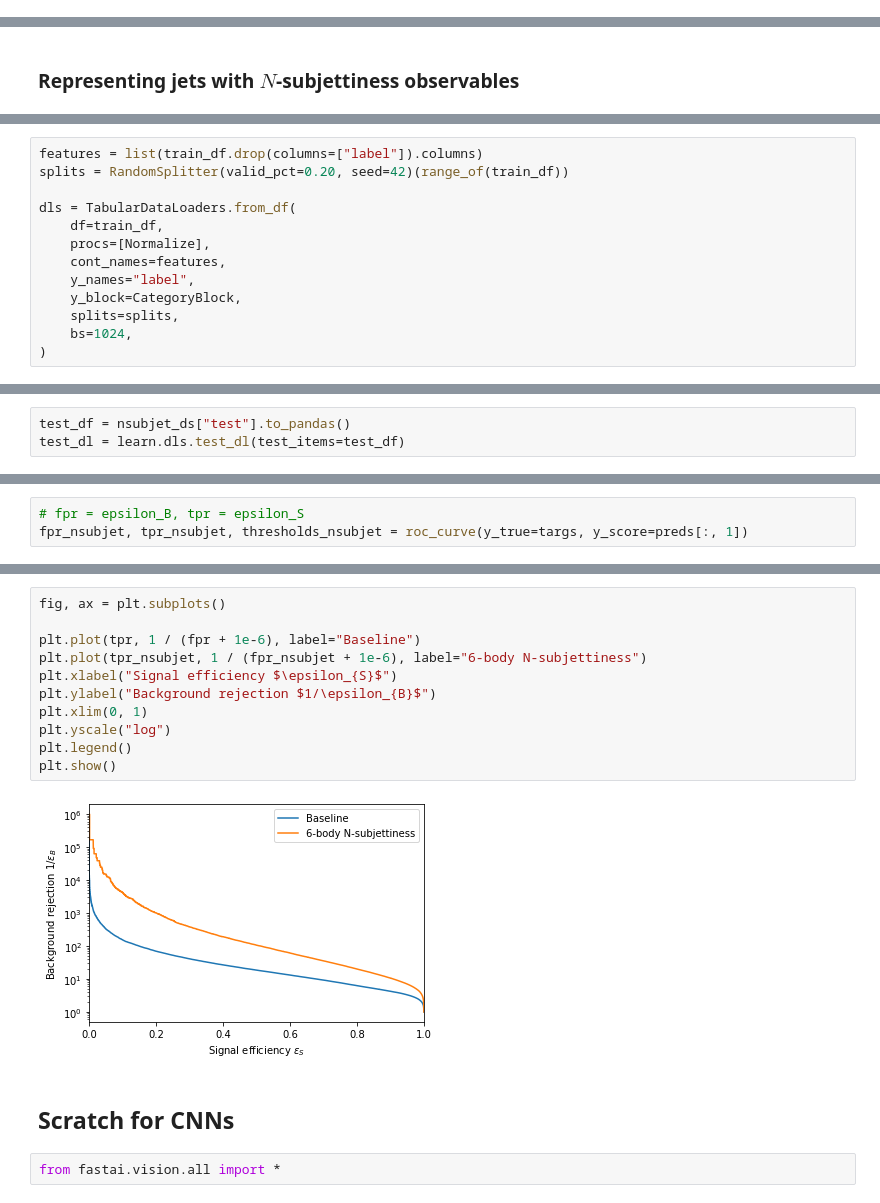
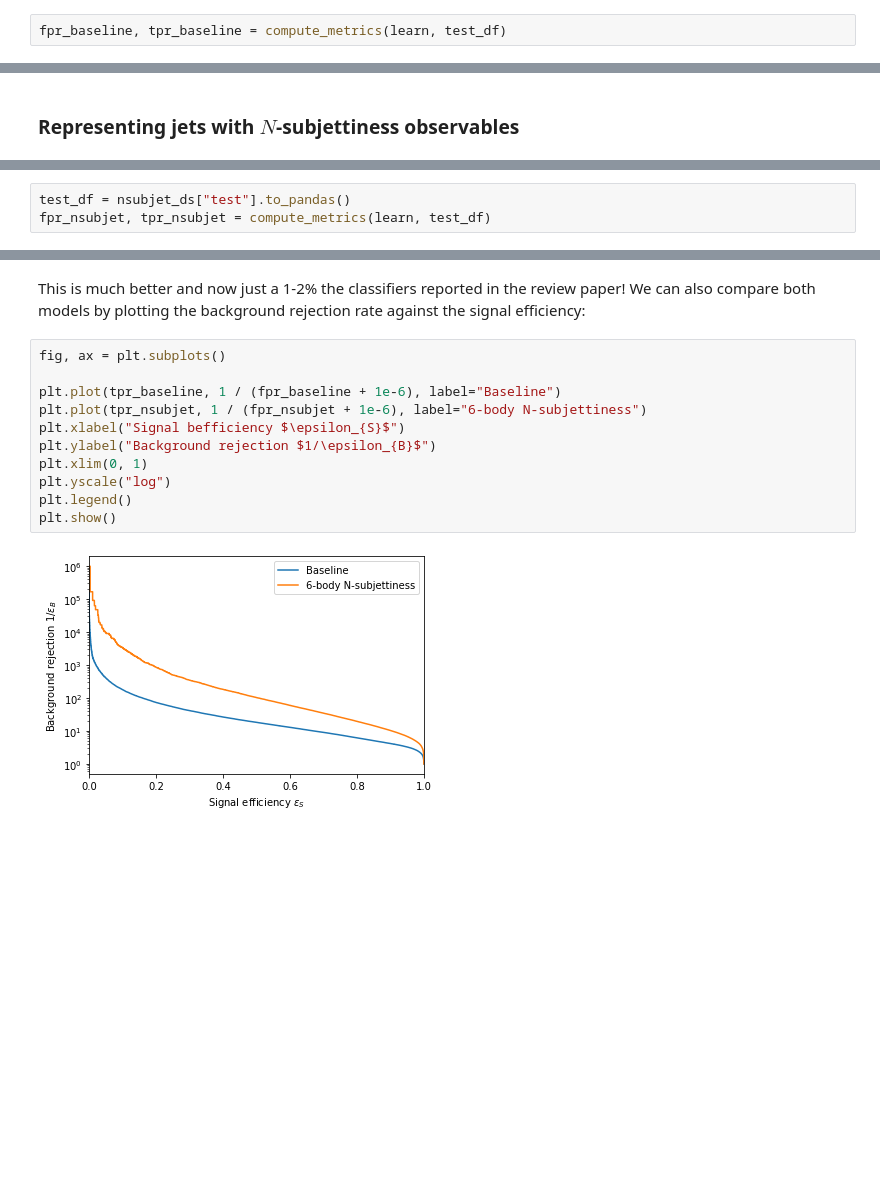
Before and after one commit to lewtun/dl4phys, a Jupyter notebook: lecture01.ipynb, the cells around one changed output, grey strips where cells are left out. Cells and saved outputs as stored; diff of their text form; blank space fills up the shorter version.

```diff
--- a/lecture01.ipynb
+++ b/lecture01.ipynb
@@ -295,0 +421,2 @@ Let's see if we can train a better model by choosing a clever representation of
+# %%
+fpr_baseline, tpr_baseline = compute_metrics(learn, test_df)
@@ -400,16 +472,3 @@ train_df.head()
 | 3 | 512.675443 | 6.684734 | 0.102580 | 0.011369 | 0.000170 | 0.086306 | 0.007760 | 0.000071 | 0.068169 | 0.005386 | ... |
 | 4 | 527.956859 | 133.985415 | 0.407009 | 0.191839 | 0.065169 | 0.291460 | 0.105479 | 0.029753 | 0.209341 | 0.049187 | ... |
 5 rows × 21 columns
-# %%
-features = list(train_df.drop(columns=["label"]).columns)
-splits = RandomSplitter(valid_pct=0.20, seed=42)(range_of(train_df))
-
-dls = TabularDataLoaders.from_df(
-    df=train_df,
-    procs=[Normalize],
-    cont_names=features,
-    y_names="label",
-    y_block=CategoryBlock,
-    splits=splits,
-    bs=1024,
-)
@@ -447,3 +530,3 @@ learn.fit_one_cycle(n_epoch=3, lr_max=1e-3)
 # %%
 test_df = nsubjet_ds["test"].to_pandas()
-test_dl = learn.dls.test_dl(test_items=test_df)
+fpr_nsubjet, tpr_nsubjet = compute_metrics(learn, test_df)
@@ -454,3 +537,0 @@ preds, targs = learn.get_preds(dl=test_dl)
-# %%
-# fpr = epsilon_B, tpr = epsilon_S
-fpr_nsubjet, tpr_nsubjet, thresholds_nsubjet = roc_curve(y_true=targs, y_score=preds[:, 1])
@@ -473,17 +538,15 @@ The backround rejection at signal efficiency 0.3 is 380.970
+# %% [markdown]
+This is much better and now just a 1-2% the classifiers reported in the review paper! We can also compare both models by plotting the background rejection rate against the signal efficiency:
 # %%
 fig, ax = plt.subplots()
 
-plt.plot(tpr, 1 / (fpr + 1e-6), label="Baseline")
+plt.plot(tpr_baseline, 1 / (fpr_baseline + 1e-6), label="Baseline")
 plt.plot(tpr_nsubjet, 1 / (fpr_nsubjet + 1e-6), label="6-body N-subjettiness")
-plt.xlabel("Signal efficiency $\epsilon_{S}$")
+plt.xlabel("Signal befficiency $\epsilon_{S}$")
 plt.ylabel("Background rejection $1/\epsilon_{B}$")
 plt.xlim(0, 1)
 plt.yscale("log")
 plt.legend()
 plt.show()
 # %% [output]
-[figure, old version]
+[figure, new version]
-# %% [markdown]
-## Scratch for CNNs
-# %%
-from fastai.vision.all import *
```
Also changed, not shown: parts of 109 cells of this notebook.
